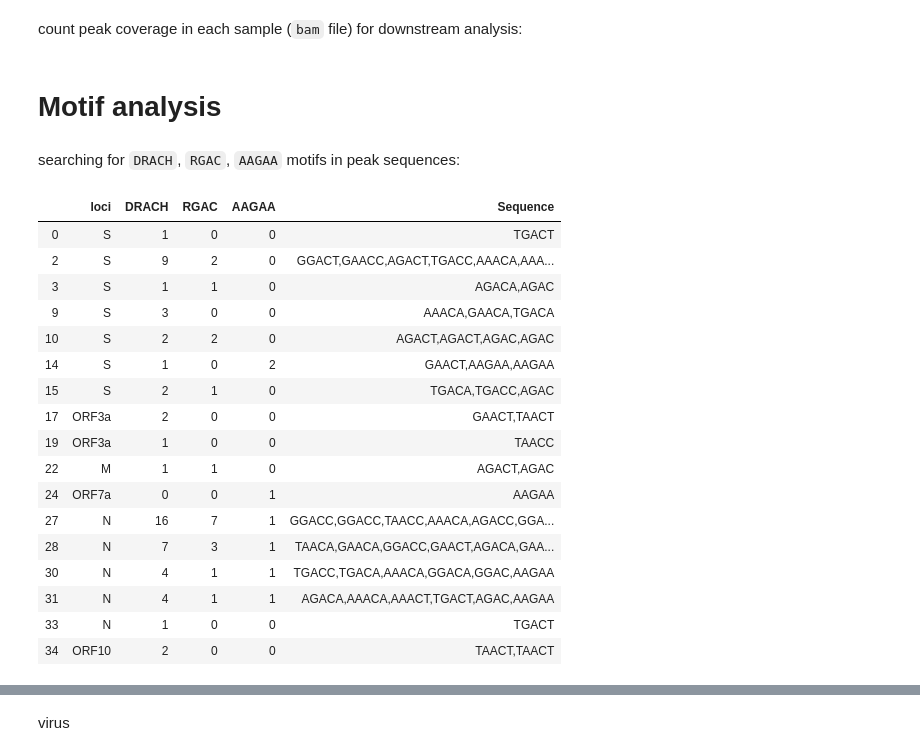
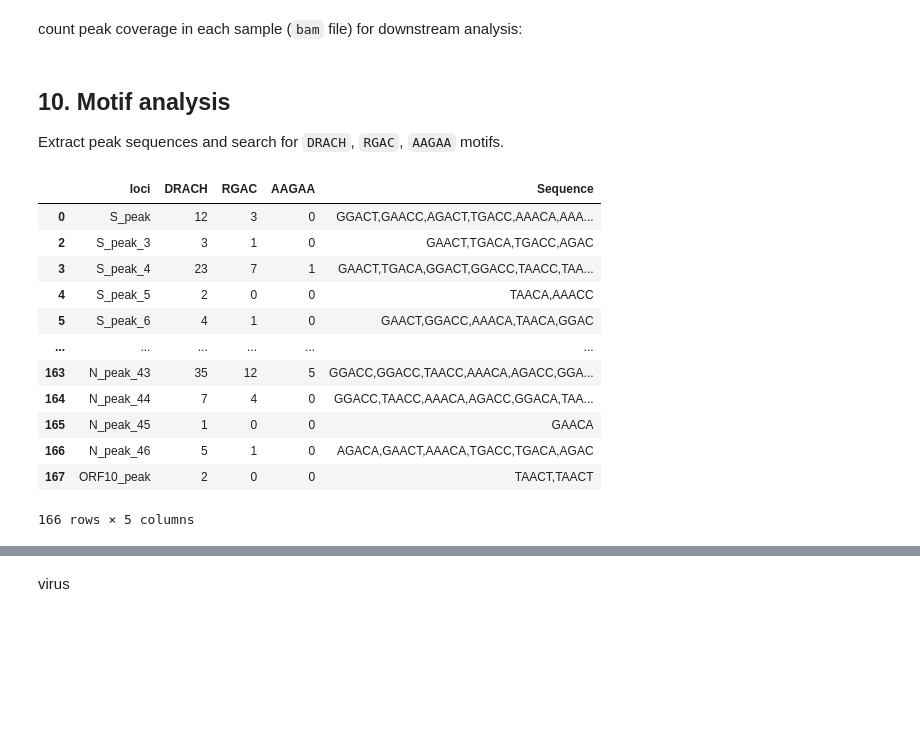
Before and after one commit to goodarzilab/Abe, a Jupyter notebook: Projects/COVID19_m6A/notebook.ipynb, the cells around one changed output, grey strips where cells are left out. Cells and saved outputs as stored; diff of their text form; code cells hidden in the pictures; blank space fills up the shorter version.

```diff
--- a/Projects/COVID19_m6A/notebook.ipynb
+++ b/Projects/COVID19_m6A/notebook.ipynb
@@ -22,18 +447,0 @@ write significant merged peaks in each samples into a text file:
-# %%
-%%bash
-for f in exomepeak/virus/*/peak.bed; do
-    o=${f/peak.bed/sig_peak.txt};
-#     echo Write $o;
-    cat $f | bed12ToBed6 | sort -k1,1 -k2,2n | bedtools intersect -wa -wb -a - -b merge_peaks.c.bed | \
-    awk '{print $10"\t"$5}' > $o;
-done
-# %%
-%%bash
-# for f in exomepeak/virus/*_FDR_0.025/peak.bed; do
-#     o=${f/_FDR_0.025\/peak/};
-#     cp -v $f $o;
-# done
-for f in exomepeak/virus/*_FDR_0.025/sig_peak.txt; do
-    o=${f/_FDR_0.025\/sig_peak/.sig};
-    cp -v $f $o;
-done
@@ -59,10 +453,9 @@ count peak coverage in each sample (`bam` file) for downstream analysis:
 for f in virus_bam/*bam; do
     base=`basename $f`;
     out=${base/.bam/.fc};
-    bamToBed -i $f | intersectBed -split -s -wo -a - -b merge_peaks.c.bed | \
-    cut -f10 | sort | uniq -c | awk '{ print $2 "\t" $1}' > virus_count/$out;
+    bamToBed -i $f | intersectBed -split -c -a merge_peaks.bed -b - | \
+    awk '{ print $4 "\t" $7}' > virus_count/$out;
 done
-# %% [markdown]
-# Motif analysis
-# %% [markdown]
-searching for `DRACH`, `RGAC`, `AAGAA` motifs in peak sequences:
+# %% [markdown]
+## 10. Motif analysis
+Extract peak sequences and search for `DRACH`, `RGAC`, `AAGAA` motifs.
@@ -69,61 +467,49 @@ searching for `DRACH`, `RGAC`, `AAGAA` motifs in peak sequences:
 # %%
-import re
-import pandas as pd
-import numpy as np
-
 DRACH = re.compile('[AGT][AG]AC[ACT]')
 RGAC = re.compile('[AG]GAC')
 AAGAA = re.compile('AAGAA')
 
 def read_fasta(path):
     file = open(path)
     lines = file.read().splitlines()
     ids = [s[1:] for s in lines if '>' in s]
     n = [i for i,s in enumerate(lines) if '>' in s]
     n.append(len(lines))
     sequences = [''.join(lines[i+1:j]) for i,j in zip(n[:-1],n[1:])]
     file.close()
     fa = dict(zip(ids, sequences))
     return fa
 
 def find_motifs(sam):
     motifs = [[f.split('::')[0],
          len(DRACH.findall(sam[f])),
          len(RGAC.findall(sam[f])),
          len(AAGAA.findall(sam[f])),
-         ','.join(DRACH.findall(sam[f]) + RGAC.findall(sam[f]) + AAGAA.findall(sam[f]))
-             ]
+         ','.join(DRACH.findall(sam[f]) + RGAC.findall(sam[f]) + AAGAA.findall(sam[f]))]
         for n, f in enumerate(sam)
-
     ]
-
     df = pd.DataFrame(motifs, columns=["loci","DRACH", "RGAC", "AAGAA","Sequence"])
-
     return df
 
+peak_sequence = read_fasta('merge_peaks.fa')
+motif_df = find_motifs(peak_sequence)
+motif_df.replace(motif_df.iloc[1,4], np.nan, inplace=True)
 
-peaks = read_fasta('merge_peaks.fa')
-df = find_motifs(peaks)
-df.replace(df.iloc[1,4], np.nan, inplace=True)
+motif_df.dropna(subset=["Sequence"], inplace=True)
 
-df.dropna(subset=["Sequence"], inplace=True)
-df
+motif_df.to_csv('Results/motif_analysis.txt', sep='\t')
+motif_df
 # %% [output]
 |  | loci | DRACH | RGAC | AAGAA | Sequence |
-| 0 | S | 1 | 0 | 0 | TGACT |
-| 2 | S | 9 | 2 | 0 | GGACT,GAACC,AGACT,TGACC,AAACA,AAA... |
-| 3 | S | 1 | 1 | 0 | AGACA,AGAC |
-| 9 | S | 3 | 0 | 0 | AAACA,GAACA,TGACA |
-| 10 | S | 2 | 2 | 0 | AGACT,AGACT,AGAC,AGAC |
-| 14 | S | 1 | 0 | 2 | GAACT,AAGAA,AAGAA |
-| 15 | S | 2 | 1 | 0 | TGACA,TGACC,AGAC |
-| 17 | ORF3a | 2 | 0 | 0 | GAACT,TAACT |
-| 19 | ORF3a | 1 | 0 | 0 | TAACC |
-| 22 | M | 1 | 1 | 0 | AGACT,AGAC |
-| 24 | ORF7a | 0 | 0 | 1 | AAGAA |
-| 27 | N | 16 | 7 | 1 | GGACC,GGACC,TAACC,AAACA,AGACC,GGA... |
-| 28 | N | 7 | 3 | 1 | TAACA,GAACA,GGACC,GAACT,AGACA,GAA... |
-| 30 | N | 4 | 1 | 1 | TGACC,TGACA,AAACA,GGACA,GGAC,AAGAA |
-| 31 | N | 4 | 1 | 1 | AGACA,AAACA,AAACT,TGACT,AGAC,AAGAA |
-| 33 | N | 1 | 0 | 0 | TGACT |
-| 34 | ORF10 | 2 | 0 | 0 | TAACT,TAACT |
+| 0 | S_peak | 12 | 3 | 0 | GGACT,GAACC,AGACT,TGACC,AAACA,AAA... |
+| 2 | S_peak_3 | 3 | 1 | 0 | GAACT,TGACA,TGACC,AGAC |
+| 3 | S_peak_4 | 23 | 7 | 1 | GAACT,TGACA,GGACT,GGACC,TAACC,TAA... |
+| 4 | S_peak_5 | 2 | 0 | 0 | TAACA,AAACC |
+| 5 | S_peak_6 | 4 | 1 | 0 | GAACT,GGACC,AAACA,TAACA,GGAC |
+| ... | ... | ... | ... | ... | ... |
+| 163 | N_peak_43 | 35 | 12 | 5 | GGACC,GGACC,TAACC,AAACA,AGACC,GGA... |
+| 164 | N_peak_44 | 7 | 4 | 0 | GGACC,TAACC,AAACA,AGACC,GGACA,TAA... |
+| 165 | N_peak_45 | 1 | 0 | 0 | GAACA |
+| 166 | N_peak_46 | 5 | 1 | 0 | AGACA,GAACT,AAACA,TGACC,TGACA,AGAC |
+| 167 | ORF10_peak | 2 | 0 | 0 | TAACT,TAACT |
+166 rows × 5 columns
```
Also changed, not shown: parts of 101 cells of this notebook, 33 other files.
